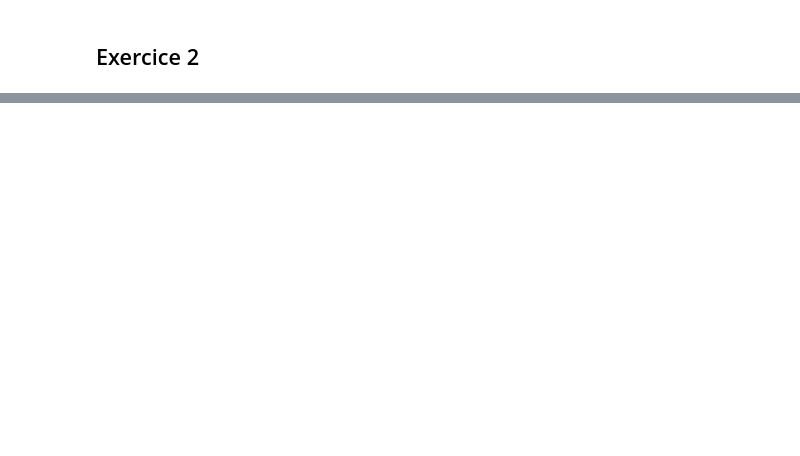
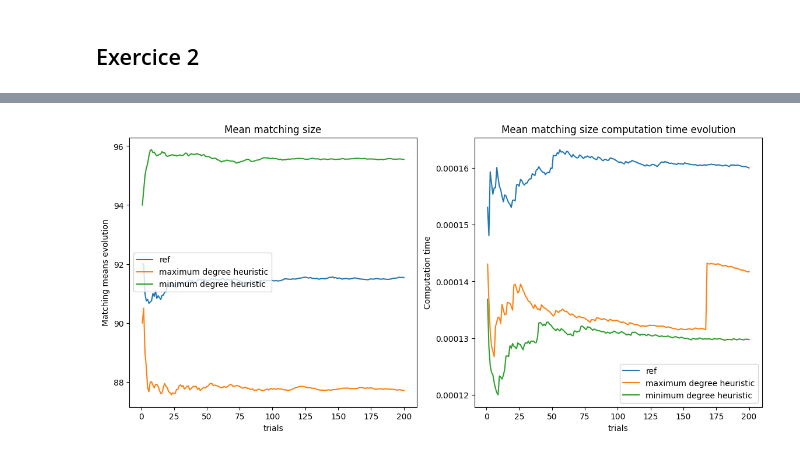
Before and after one commit to TheVengeur/AlgoGraph, a Jupyter notebook: Rapport.ipynb, the cells around one changed output, grey strips where cells are left out. Cells and saved outputs as stored; diff of their text form; code cells hidden in the pictures; blank space fills up the shorter version.

Commit message:
[*] exercice 2

```diff
--- a/Rapport.ipynb
+++ b/Rapport.ipynb
@@ -63,7 +91,9 @@ NameError: name 'numpy' is not defined
 # %%
-import Exercice2.Exercice2 as ex2
+import Exercice2.exercice_2 as ex2
 
-ex2.Exercice2()
+ex2.run()
+# %% [output]
+[figure, added]
 # %% [markdown]
 ## Exercice 3
 
```
Also changed, not shown: parts of 6 cells of this notebook, 5 other files.
